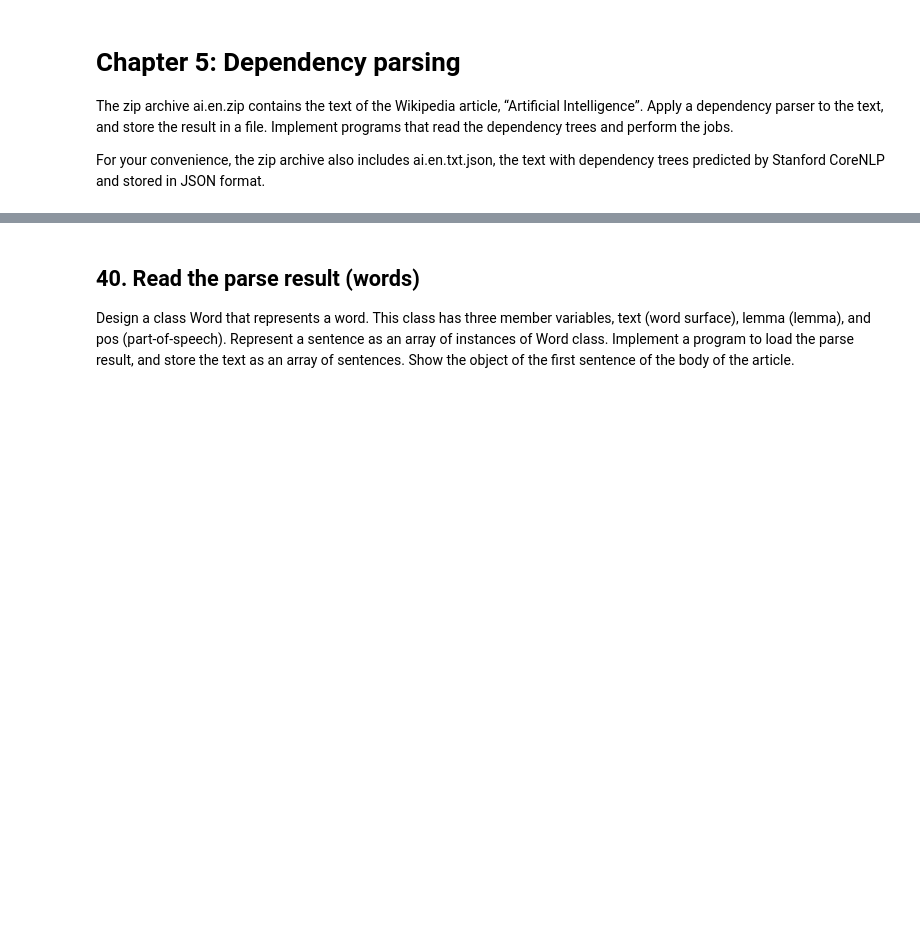
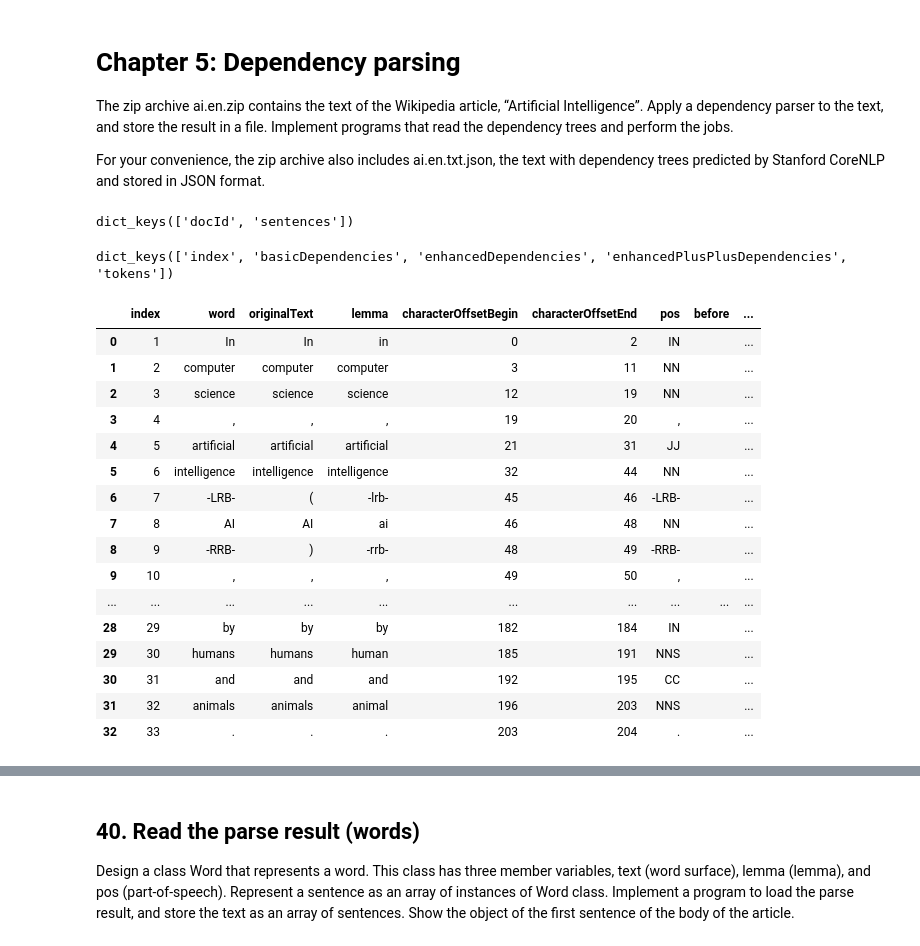
Before and after one commit to rizstwn/llm-learning, a Jupyter notebook: nlp-hundred-exercise.ipynb, the cells around one changed output, grey strips where cells are left out. Cells and saved outputs as stored; diff of their text form; code cells hidden in the pictures; blank space fills up the shorter version.

Commit message:
finish chapter 5 question 1

```diff
--- a/nlp-hundred-exercise.ipynb
+++ b/nlp-hundred-exercise.ipynb
@@ -776,3 +776,35 @@ Plot a log-log graph with the x-axis being rank order and the y-axis being frequ
 The zip archive ai.en.zip contains the text of the Wikipedia article, “Artificial Intelligence”. Apply a dependency parser to the text, and store the result in a file. Implement programs that read the dependency trees and perform the jobs.
 
 For your convenience, the zip archive also includes ai.en.txt.json, the text with dependency trees predicted by Stanford CoreNLP and stored in JSON format.
+# %%
+import json
+import pandas as pd
+with open("nlp100-files/chapter5/ai.en/ai.en.txt.json") as f:
+    json_zip = json.loads(f.read())
+json_zip.keys()
+# %% [output]
+dict_keys(['docId', 'sentences'])
+# %%
+json_zip['sentences'][0].keys()
+# %% [output]
+dict_keys(['index', 'basicDependencies', 'enhancedDependencies', 'enhancedPlusPlusDependencies', 'tokens'])
+# %%
+pd.DataFrame(json_zip['sentences'][0]['tokens'])
+# %% [output]
+|  | index | word | originalText | lemma | characterOffsetBegin | characterOffsetEnd | pos | before | ... |
+| 0 | 1 | In | In | in | 0 | 2 | IN |  | ... |
+| 1 | 2 | computer | computer | computer | 3 | 11 | NN |  | ... |
+| 2 | 3 | science | science | science | 12 | 19 | NN |  | ... |
+| 3 | 4 | , | , | , | 19 | 20 | , |  | ... |
+| 4 | 5 | artificial | artificial | artificial | 21 | 31 | JJ |  | ... |
+| 5 | 6 | intelligence | intelligence | intelligence | 32 | 44 | NN |  | ... |
+| 6 | 7 | -LRB- | ( | -lrb- | 45 | 46 | -LRB- |  | ... |
+| 7 | 8 | AI | AI | ai | 46 | 48 | NN |  | ... |
+| 8 | 9 | -RRB- | ) | -rrb- | 48 | 49 | -RRB- |  | ... |
+| 9 | 10 | , | , | , | 49 | 50 | , |  | ... |
+| ... | ... | ... | ... | ... | ... | ... | ... | ... | ... |
+| 28 | 29 | by | by | by | 182 | 184 | IN |  | ... |
+| 29 | 30 | humans | humans | human | 185 | 191 | NNS |  | ... |
+| 30 | 31 | and | and | and | 192 | 195 | CC |  | ... |
+| 31 | 32 | animals | animals | animal | 196 | 203 | NNS |  | ... |
+| 32 | 33 | . | . | . | 203 | 204 | . |  | ... |
```
Also changed, not shown: parts of 3 cells of this notebook, 1 other file.
